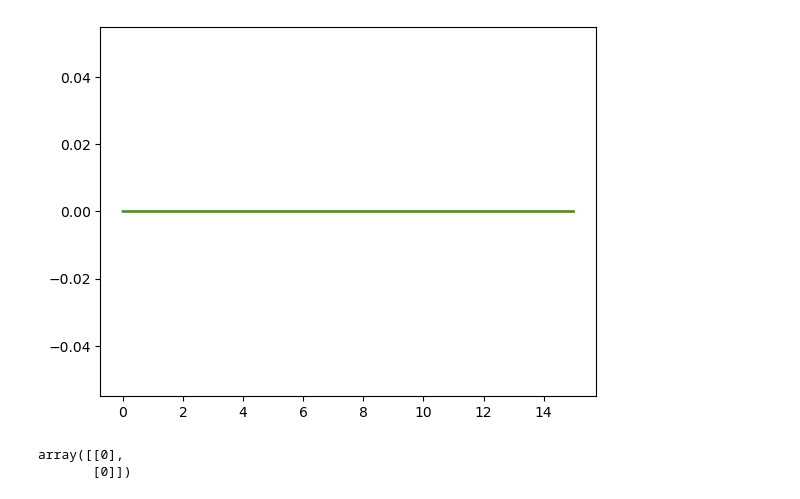
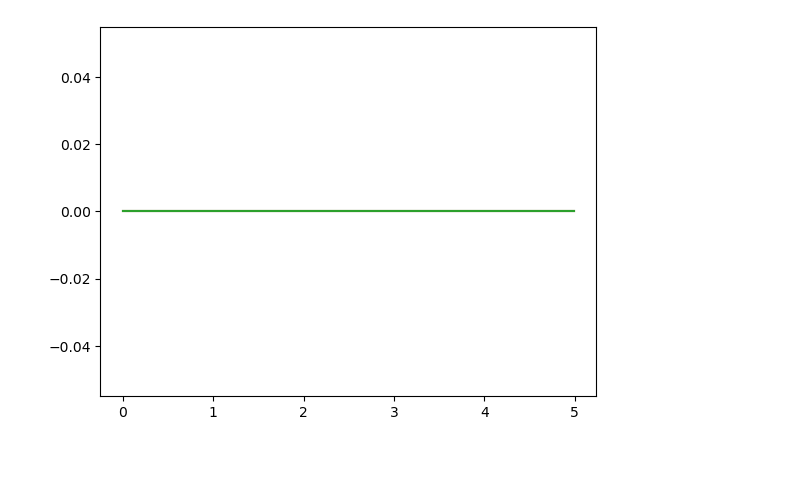
Before and after one commit to uc-steffenr/AEEM6117-final-project, a Jupyter notebook: test_system.ipynb, the cells around one changed output. Drawn from its saved outputs; the diff is of its cells as text; code cells hidden in the pictures; blank space fills up the shorter version.

```diff
--- a/test_system.ipynb
+++ b/test_system.ipynb
@@ -19,4 +24,4 @@ parameters = dict(rho=rho,
 
 sys = System(y0, parameters)
 # %%
-t, y, u = sys.run()
+sol = sys.run()
@@ -42,5 +48,5 @@ plt.show()
 # %%
-plt.plot(t, u)
+plt.plot(sol.t[:-1], sol.u)
 plt.show()
 # %% [output]
-[figure, old version]
+[figure, new version]
@@ -56,5 +52,0 @@ rs0, r10, r20 = get_pos(ys[0, :], rho)
-# %%
-rs0
-# %% [output]
-array([[0],
-       [0]])
```
Also changed, not shown: parts of 8 cells of this notebook, 6 other files.
